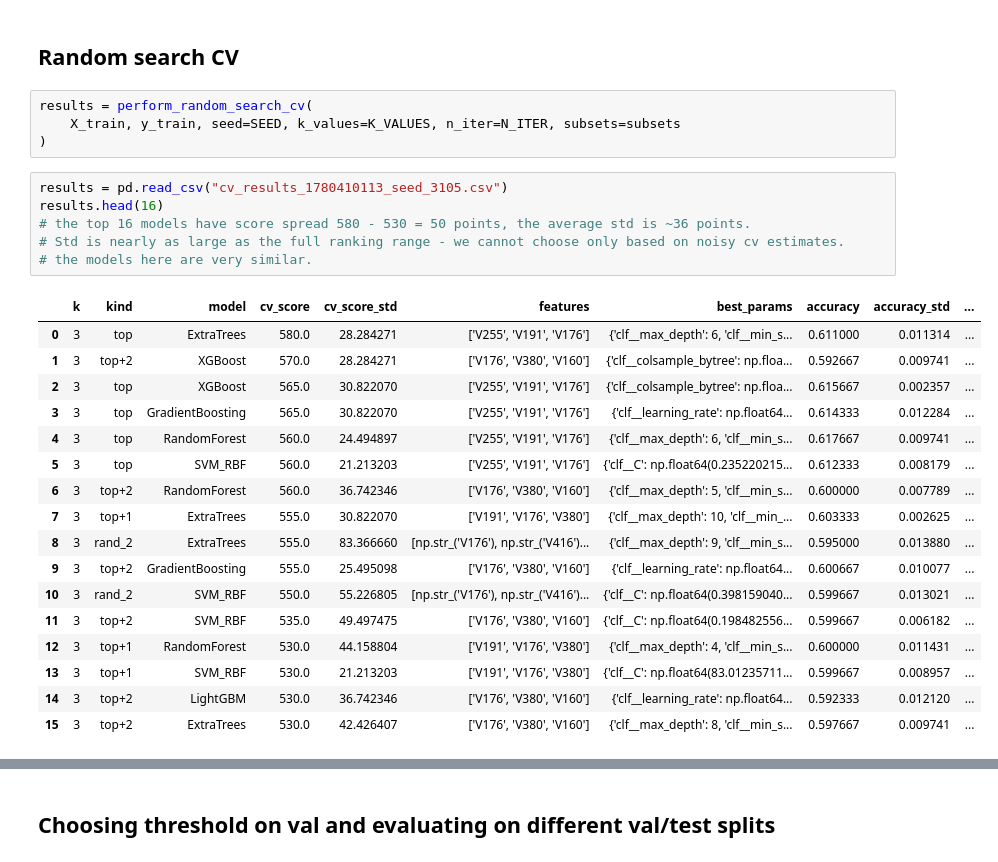
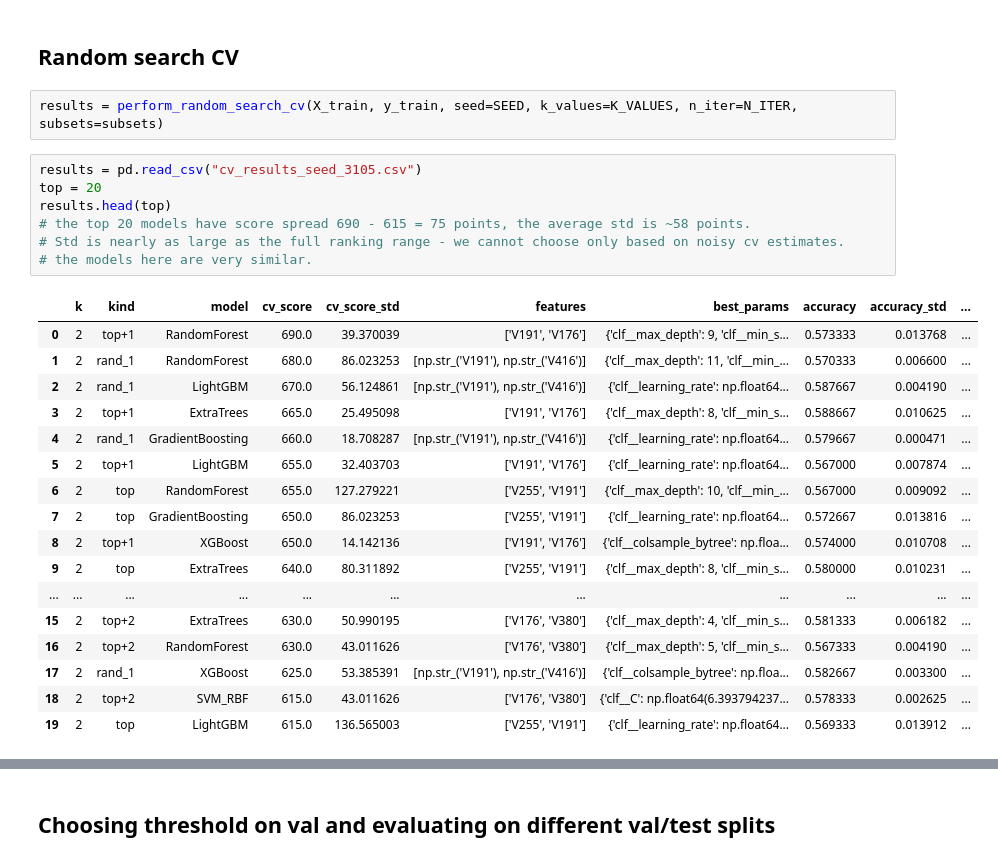
Before and after one commit to olaidczak/cost-sensitive-marketing, a Jupyter notebook: src/model/model_selection.ipynb, the cells around one changed output, grey strips where cells are left out. Saved outputs shown, nothing was run; the diff lists cells and outputs as text.

```diff
--- a/src/model/model_selection.ipynb
+++ b/src/model/model_selection.ipynb
@@ -99,30 +104,29 @@ k=7: 6 subsets
 # %% [markdown]
 ## Random search CV
 # %%
-results = perform_random_search_cv(
-    X_train, y_train, seed=SEED, k_values=K_VALUES, n_iter=N_ITER, subsets=subsets
-)
+results = perform_random_search_cv(X_train, y_train, seed=SEED, k_values=K_VALUES, n_iter=N_ITER, subsets=subsets)
 # %%
-results = pd.read_csv("cv_results_1780410113_seed_3105.csv")
-results.head(16)
-# the top 16 models have score spread 580 - 530 = 50 points, the average std is ~36 points.
+results = pd.read_csv("cv_results_seed_3105.csv")
+top = 20
+results.head(top)
+# the top 20 models have score spread 690 - 615 = 75 points, the average std is ~58 points.
 # Std is nearly as large as the full ranking range - we cannot choose only based on noisy cv estimates.
 # the models here are very similar.
 # %% [output]
 |  | k | kind | model | cv_score | cv_score_std | features | best_params | accuracy | accuracy_std | ... |
-| 0 | 3 | top | ExtraTrees | 580.0 | 28.284271 | ['V255', 'V191', 'V176'] | {'clf__max_depth': 6, 'clf__min_s... | 0.611000 | 0.011314 | ... |
-| 1 | 3 | top+2 | XGBoost | 570.0 | 28.284271 | ['V176', 'V380', 'V160'] | {'clf__colsample_bytree': np.floa... | 0.592667 | 0.009741 | ... |
-| 2 | 3 | top | XGBoost | 565.0 | 30.822070 | ['V255', 'V191', 'V176'] | {'clf__colsample_bytree': np.floa... | 0.615667 | 0.002357 | ... |
-| 3 | 3 | top | GradientBoosting | 565.0 | 30.822070 | ['V255', 'V191', 'V176'] | {'clf__learning_rate': np.float64... | 0.614333 | 0.012284 | ... |
-| 4 | 3 | top | RandomForest | 560.0 | 24.494897 | ['V255', 'V191', 'V176'] | {'clf__max_depth': 6, 'clf__min_s... | 0.617667 | 0.009741 | ... |
-| 5 | 3 | top | SVM_RBF | 560.0 | 21.213203 | ['V255', 'V191', 'V176'] | {'clf__C': np.float64(0.235220215... | 0.612333 | 0.008179 | ... |
-| 6 | 3 | top+2 | RandomForest | 560.0 | 36.742346 | ['V176', 'V380', 'V160'] | {'clf__max_depth': 5, 'clf__min_s... | 0.600000 | 0.007789 | ... |
-| 7 | 3 | top+1 | ExtraTrees | 555.0 | 30.822070 | ['V191', 'V176', 'V380'] | {'clf__max_depth': 10, 'clf__min_... | 0.603333 | 0.002625 | ... |
-| 8 | 3 | rand_2 | ExtraTrees | 555.0 | 83.366660 | [np.str_('V176'), np.str_('V416')... | {'clf__max_depth': 9, 'clf__min_s... | 0.595000 | 0.013880 | ... |
-| 9 | 3 | top+2 | GradientBoosting | 555.0 | 25.495098 | ['V176', 'V380', 'V160'] | {'clf__learning_rate': np.float64... | 0.600667 | 0.010077 | ... |
-| 10 | 3 | rand_2 | SVM_RBF | 550.0 | 55.226805 | [np.str_('V176'), np.str_('V416')... | {'clf__C': np.float64(0.398159040... | 0.599667 | 0.013021 | ... |
-| 11 | 3 | top+2 | SVM_RBF | 535.0 | 49.497475 | ['V176', 'V380', 'V160'] | {'clf__C': np.float64(0.198482556... | 0.599667 | 0.006182 | ... |
-| 12 | 3 | top+1 | RandomForest | 530.0 | 44.158804 | ['V191', 'V176', 'V380'] | {'clf__max_depth': 4, 'clf__min_s... | 0.600000 | 0.011431 | ... |
-| 13 | 3 | top+1 | SVM_RBF | 530.0 | 21.213203 | ['V191', 'V176', 'V380'] | {'clf__C': np.float64(83.01235711... | 0.599667 | 0.008957 | ... |
-| 14 | 3 | top+2 | LightGBM | 530.0 | 36.742346 | ['V176', 'V380', 'V160'] | {'clf__learning_rate': np.float64... | 0.592333 | 0.012120 | ... |
-| 15 | 3 | top+2 | ExtraTrees | 530.0 | 42.426407 | ['V176', 'V380', 'V160'] | {'clf__max_depth': 8, 'clf__min_s... | 0.597667 | 0.009741 | ... |
+| 0 | 2 | top+1 | RandomForest | 690.0 | 39.370039 | ['V191', 'V176'] | {'clf__max_depth': 9, 'clf__min_s... | 0.573333 | 0.013768 | ... |
+| 1 | 2 | rand_1 | RandomForest | 680.0 | 86.023253 | [np.str_('V191'), np.str_('V416')] | {'clf__max_depth': 11, 'clf__min_... | 0.570333 | 0.006600 | ... |
+| 2 | 2 | rand_1 | LightGBM | 670.0 | 56.124861 | [np.str_('V191'), np.str_('V416')] | {'clf__learning_rate': np.float64... | 0.587667 | 0.004190 | ... |
+| 3 | 2 | top+1 | ExtraTrees | 665.0 | 25.495098 | ['V191', 'V176'] | {'clf__max_depth': 8, 'clf__min_s... | 0.588667 | 0.010625 | ... |
+| 4 | 2 | rand_1 | GradientBoosting | 660.0 | 18.708287 | [np.str_('V191'), np.str_('V416')] | {'clf__learning_rate': np.float64... | 0.579667 | 0.000471 | ... |
+| 5 | 2 | top+1 | LightGBM | 655.0 | 32.403703 | ['V191', 'V176'] | {'clf__learning_rate': np.float64... | 0.567000 | 0.007874 | ... |
+| 6 | 2 | top | RandomForest | 655.0 | 127.279221 | ['V255', 'V191'] | {'clf__max_depth': 10, 'clf__min_... | 0.567000 | 0.009092 | ... |
+| 7 | 2 | top | GradientBoosting | 650.0 | 86.023253 | ['V255', 'V191'] | {'clf__learning_rate': np.float64... | 0.572667 | 0.013816 | ... |
+| 8 | 2 | top+1 | XGBoost | 650.0 | 14.142136 | ['V191', 'V176'] | {'clf__colsample_bytree': np.floa... | 0.574000 | 0.010708 | ... |
+| 9 | 2 | top | ExtraTrees | 640.0 | 80.311892 | ['V255', 'V191'] | {'clf__max_depth': 8, 'clf__min_s... | 0.580000 | 0.010231 | ... |
+| ... | ... | ... | ... | ... | ... | ... | ... | ... | ... | ... |
+| 15 | 2 | top+2 | ExtraTrees | 630.0 | 50.990195 | ['V176', 'V380'] | {'clf__max_depth': 4, 'clf__min_s... | 0.581333 | 0.006182 | ... |
+| 16 | 2 | top+2 | RandomForest | 630.0 | 43.011626 | ['V176', 'V380'] | {'clf__max_depth': 5, 'clf__min_s... | 0.567333 | 0.004190 | ... |
+| 17 | 2 | rand_1 | XGBoost | 625.0 | 53.385391 | [np.str_('V191'), np.str_('V416')] | {'clf__colsample_bytree': np.floa... | 0.582667 | 0.003300 | ... |
+| 18 | 2 | top+2 | SVM_RBF | 615.0 | 43.011626 | ['V176', 'V380'] | {'clf__C': np.float64(6.393794237... | 0.578333 | 0.002625 | ... |
+| 19 | 2 | top | LightGBM | 615.0 | 136.565003 | ['V255', 'V191'] | {'clf__learning_rate': np.float64... | 0.569333 | 0.013912 | ... |
```
Also changed, not shown: parts of 15 cells of this notebook, 3 other files.
